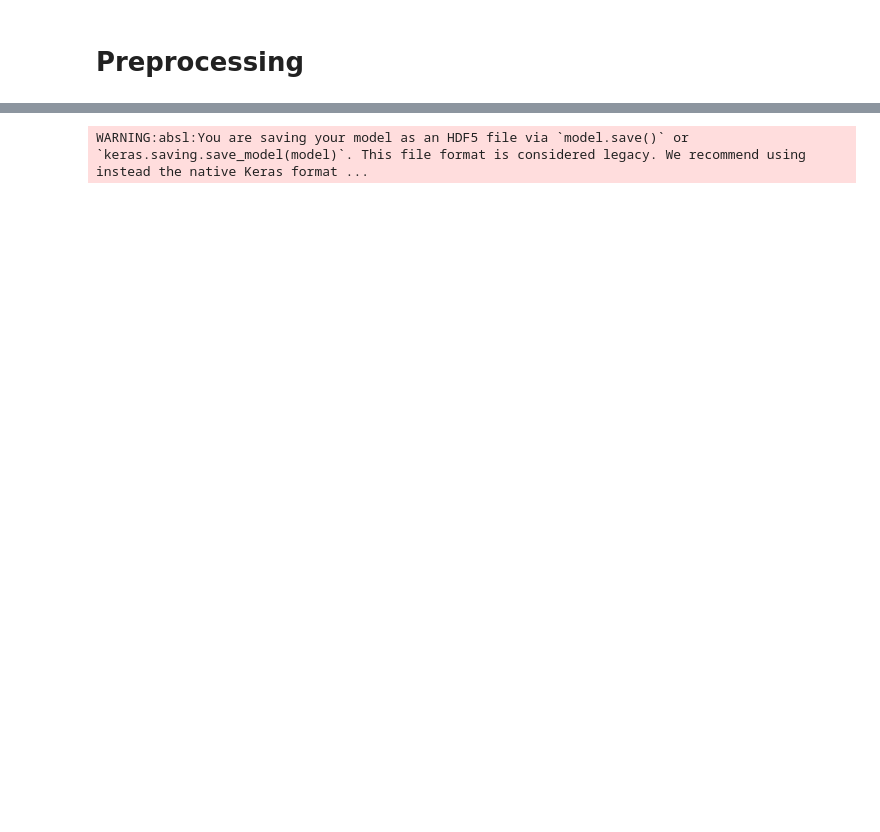
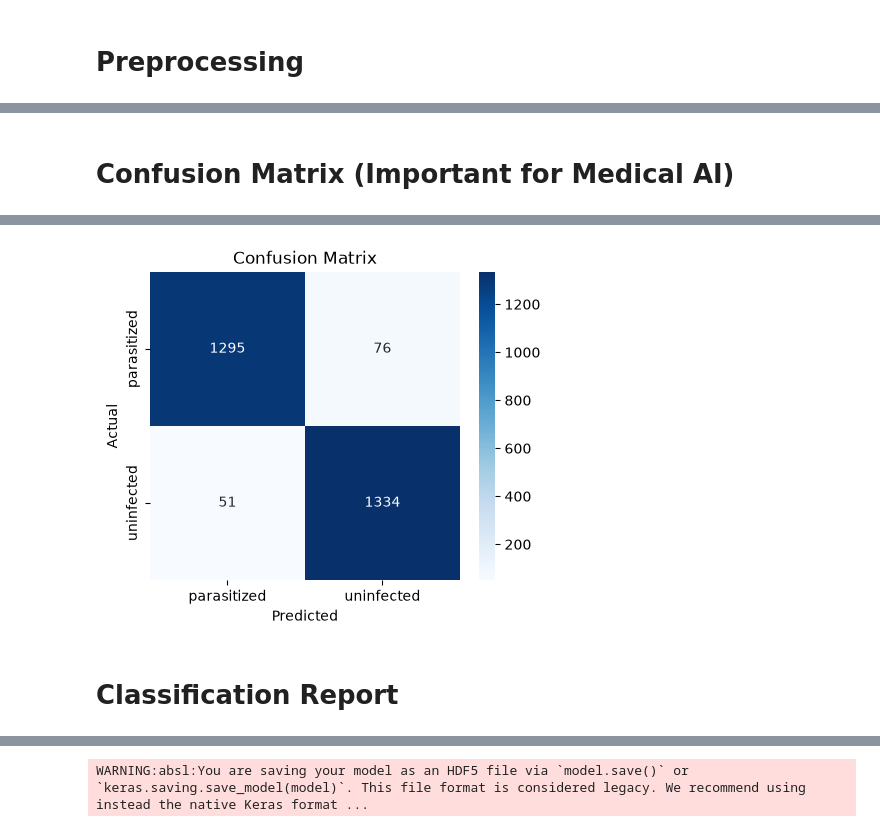
Before and after one commit to wajid12khan/Malaria_classification, a Jupyter notebook: Malaria_classification.ipynb, the cells around one changed output, grey strips where cells are left out. Cells and saved outputs as stored; diff of their text form; code cells hidden in the pictures; blank space fills up the shorter version.

```diff
--- a/Malaria_classification.ipynb
+++ b/Malaria_classification.ipynb
@@ -234,0 +185,28 @@ plt.show()
+# %% [markdown]
+# Confusion Matrix (Important for Medical AI)
+# %%
+
+from sklearn.metrics import confusion_matrix, classification_report
+import numpy as np
+
+y_true = []
+y_pred = []
+
+for images, labels in ds_test:
+    preds = model.predict(images)
+    preds = (preds > 0.5).astype(int)
+
+    y_true.extend(labels.numpy())
+    y_pred.extend(preds.flatten())
+
+cm = confusion_matrix(y_true, y_pred)
+
+plt.figure(figsize=(5,4))
+sns.heatmap(cm, annot=True, fmt='d', cmap='Blues',
+            xticklabels=class_names,
+            yticklabels=class_names)
+plt.xlabel("Predicted")
+plt.ylabel("Actual")
+plt.title("Confusion Matrix")
+plt.show()
+# %% [output]
@@ -234,0 +230,3 @@ plt.show()
+[figure, added]
+# %% [markdown]
+# Classification Report
```
Also changed, not shown: parts of 36 cells of this notebook, 1 other file.
